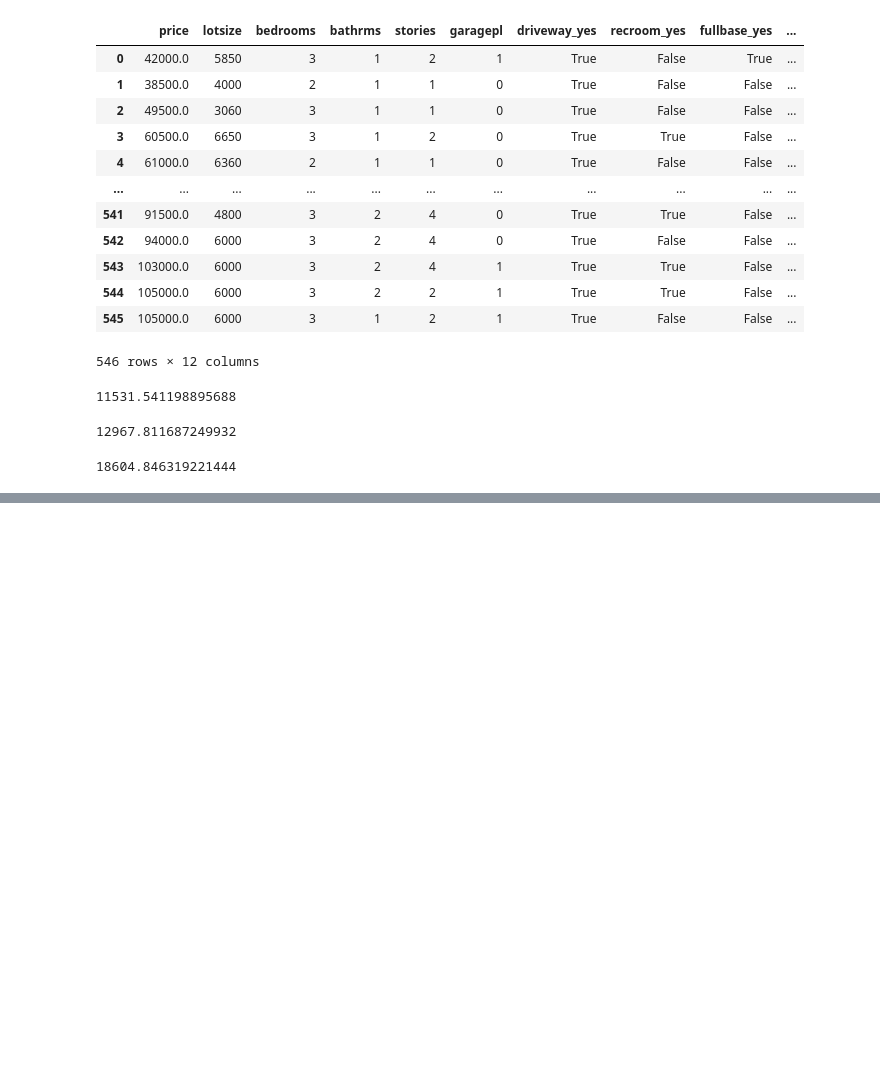
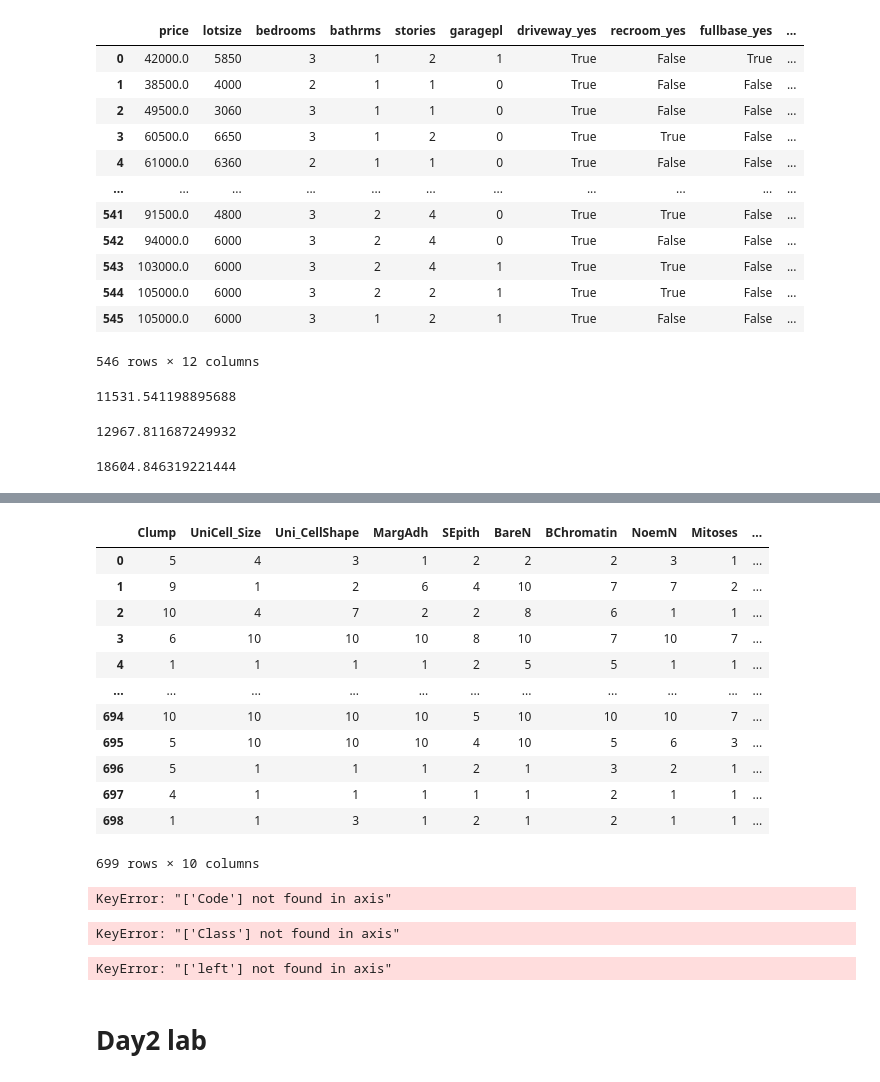
Before and after one commit to gpgaikwad576/DAIAugust2025, a Jupyter notebook: ML/Day1.ipynb, the cells around one changed output, grey strips where cells are left out. Saved outputs shown, nothing was run; the diff lists cells and outputs as text; code cells hidden in the pictures; blank space fills up the shorter version.

```diff
--- a/ML/Day1.ipynb
+++ b/ML/Day1.ipynb
@@ -198,0 +335,32 @@ mean_absolute_error(y_test, y_pred)
+# %%
+breast_cancer = pd.get_dummies(breast_cancer, drop_first=True)
+# %%
+breast_cancer
+# %% [output]
+|  | Clump | UniCell_Size | Uni_CellShape | MargAdh | SEpith | BareN | BChromatin | NoemN | Mitoses | ... |
+| 0 | 5 | 4 | 3 | 1 | 2 | 2 | 2 | 3 | 1 | ... |
+| 1 | 9 | 1 | 2 | 6 | 4 | 10 | 7 | 7 | 2 | ... |
+| 2 | 10 | 4 | 7 | 2 | 2 | 8 | 6 | 1 | 1 | ... |
+| 3 | 6 | 10 | 10 | 10 | 8 | 10 | 7 | 10 | 7 | ... |
+| 4 | 1 | 1 | 1 | 1 | 2 | 5 | 5 | 1 | 1 | ... |
+| ... | ... | ... | ... | ... | ... | ... | ... | ... | ... | ... |
+| 694 | 10 | 10 | 10 | 10 | 5 | 10 | 10 | 10 | 7 | ... |
+| 695 | 5 | 10 | 10 | 10 | 4 | 10 | 5 | 6 | 3 | ... |
+| 696 | 5 | 1 | 1 | 1 | 2 | 1 | 3 | 2 | 1 | ... |
+| 697 | 4 | 1 | 1 | 1 | 1 | 1 | 2 | 1 | 1 | ... |
+| 698 | 1 | 1 | 3 | 1 | 2 | 1 | 2 | 1 | 1 | ... |
+699 rows × 10 columns
+# %%
+breast_cancer = breast_cancer.drop("Code",axis =0)
+# %% [output]
+KeyError: "['Code'] not found in axis"
+# %%
+x = breast_cancer.drop('Class', axis=1)
+y = breast_cancer['Class']
+# %% [output]
+KeyError: "['Class'] not found in axis"
+# %%
+X_train, X_test, y_train, y_test = train_test_split(x, y, test_size=0.3, random_state=25, stratify=y)
+x_train.value_counts(normalize=True) * 100
+# %% [output]
+KeyError: "['left'] not found in axis"
@@ -198,0 +378,2 @@ mean_absolute_error(y_test, y_pred)
+# %% [markdown]
+# Day2 lab
```
Also changed, not shown: parts of 51 cells of this notebook, 3 other files.
